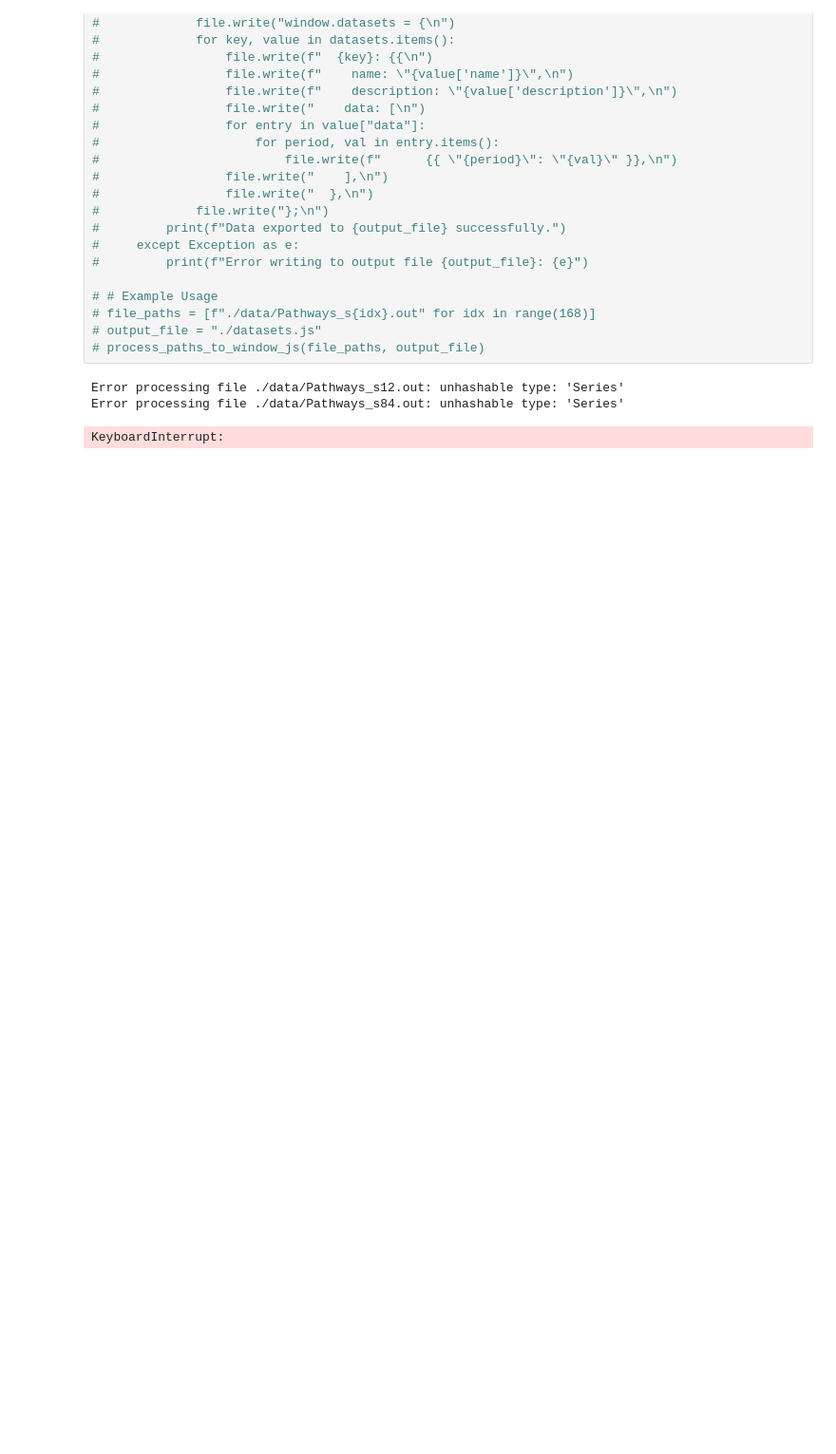
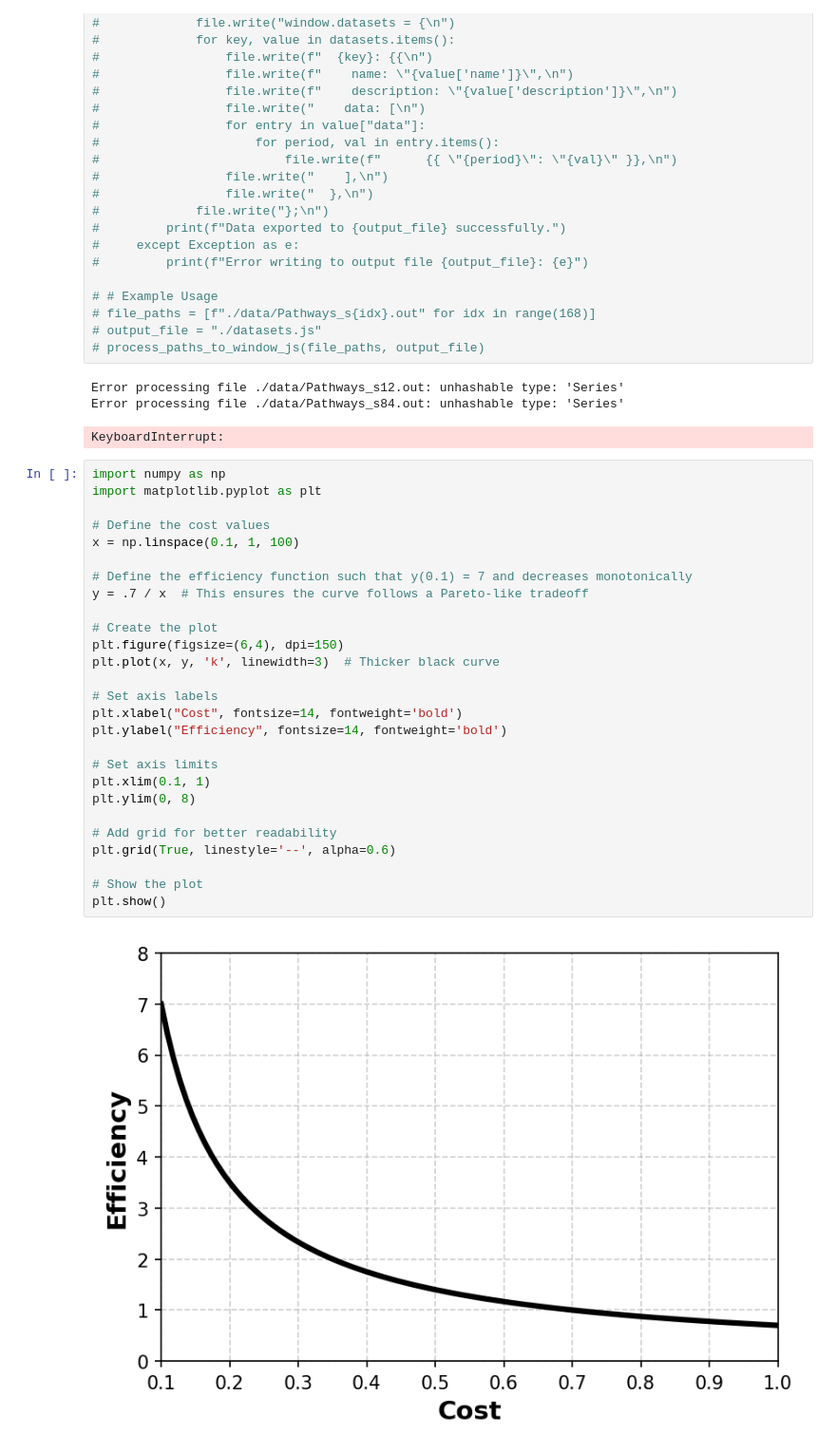
Before and after one commit to ZivHoch/Human-Centered-AI-for-Climate-Adaptation, a Jupyter notebook: TransformTheData.ipynb, the cells around one changed output. Shown at 95% size. Saved outputs shown, nothing was run; the diff lists cells and outputs as text; blank space fills up the shorter version.

```diff
--- a/TransformTheData.ipynb
+++ b/TransformTheData.ipynb
@@ -1379,3 +1379,32 @@ NameError: name 'result_df' is not defined
 Error processing file ./data/Pathways_s12.out: unhashable type: 'Series'
 Error processing file ./data/Pathways_s84.out: unhashable type: 'Series'
 KeyboardInterrupt:
+# %%
+import numpy as np
+import matplotlib.pyplot as plt
+
+# Define the cost values
+x = np.linspace(0.1, 1, 100)
+
+# Define the efficiency function such that y(0.1) = 7 and decreases monotonically
+y = .7 / x  # This ensures the curve follows a Pareto-like tradeoff
+
+# Create the plot
+plt.figure(figsize=(6,4), dpi=150)
+plt.plot(x, y, 'k', linewidth=3)  # Thicker black curve
+
+# Set axis labels
+plt.xlabel("Cost", fontsize=14, fontweight='bold')
+plt.ylabel("Efficiency", fontsize=14, fontweight='bold')
+
+# Set axis limits
+plt.xlim(0.1, 1)
+plt.ylim(0, 8)
+
+# Add grid for better readability
+plt.grid(True, linestyle='--', alpha=0.6)
+
+# Show the plot
+plt.show()
+# %% [output]
+[figure, added]
```
Also changed, not shown: 2 other files.
